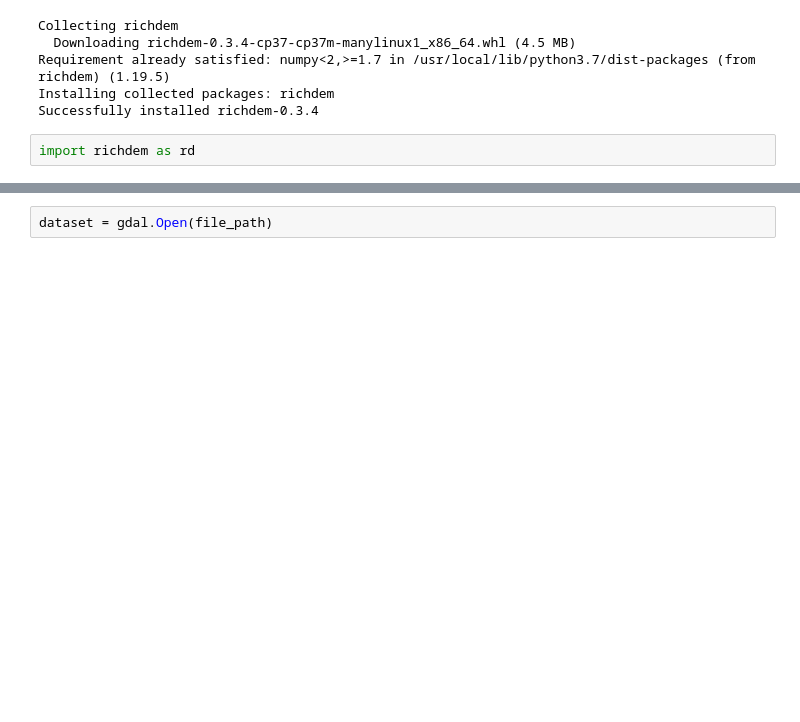
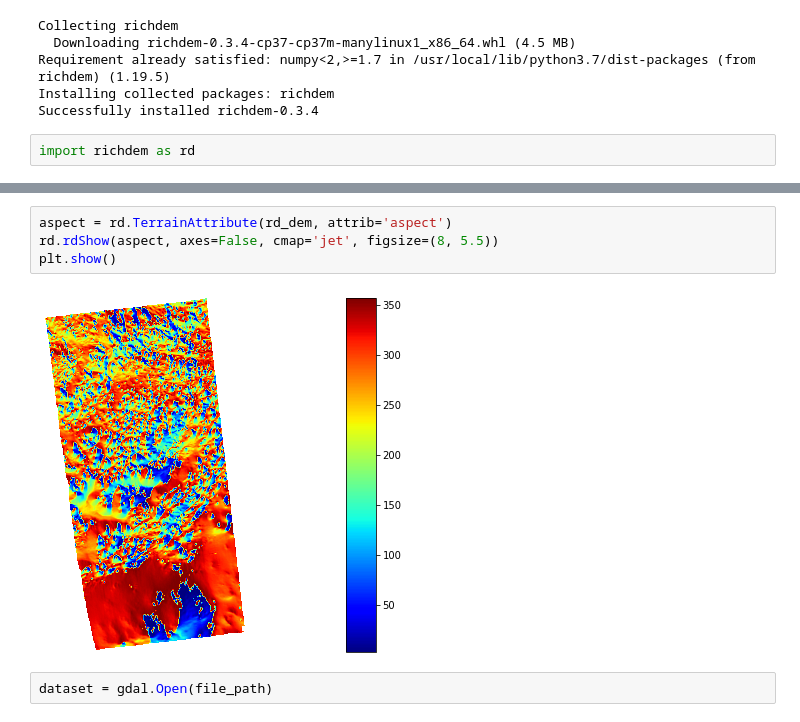
Before and after one commit to SalimFares4/Image-Segmentation, a Jupyter notebook: Code/Visualization/2D Visualization.ipynb, the cells around one changed output, grey strips where cells are left out. Saved outputs shown, nothing was run; the diff lists cells and outputs as text; blank space fills up the shorter version.

```diff
--- a/Code/Visualization/2D Visualization.ipynb
+++ b/Code/Visualization/2D Visualization.ipynb
@@ -137,3 +135,9 @@ plt.show()
+# %%
+aspect = rd.TerrainAttribute(rd_dem, attrib='aspect')
+rd.rdShow(aspect, axes=False, cmap='jet', figsize=(8, 5.5))
+plt.show()
+# %% [output]
+[figure, added]
 # %%
 dataset = gdal.Open(file_path)
 # %%
```
Also changed, not shown: parts of 5 cells of this notebook, 3 other files.
